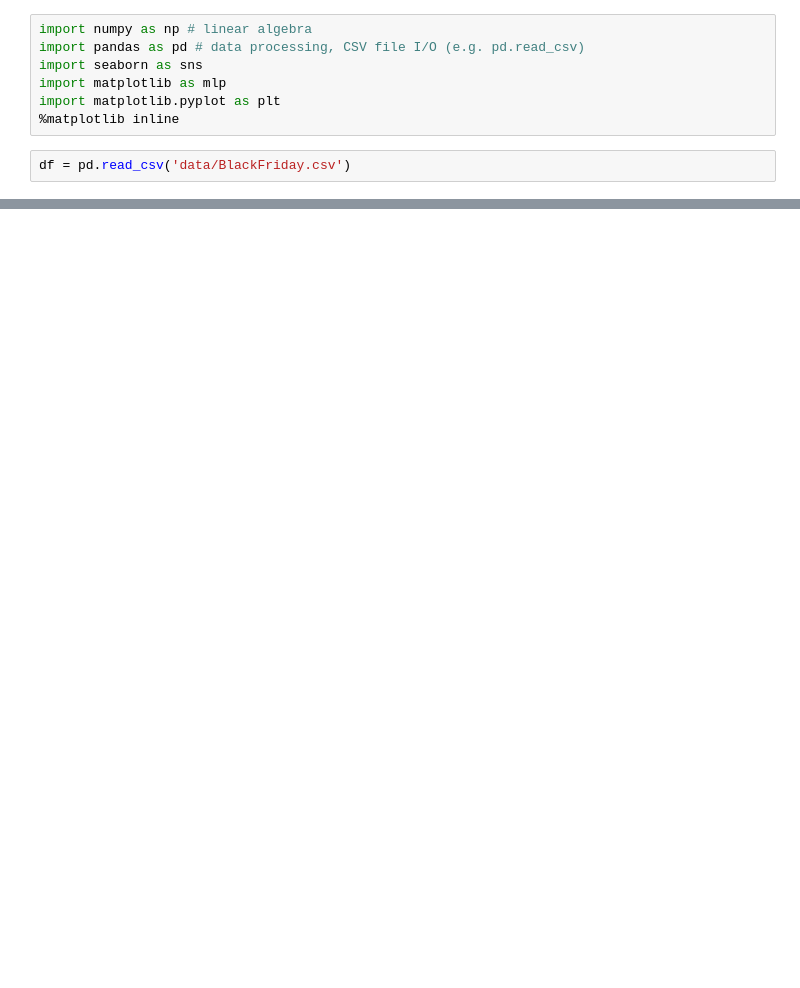
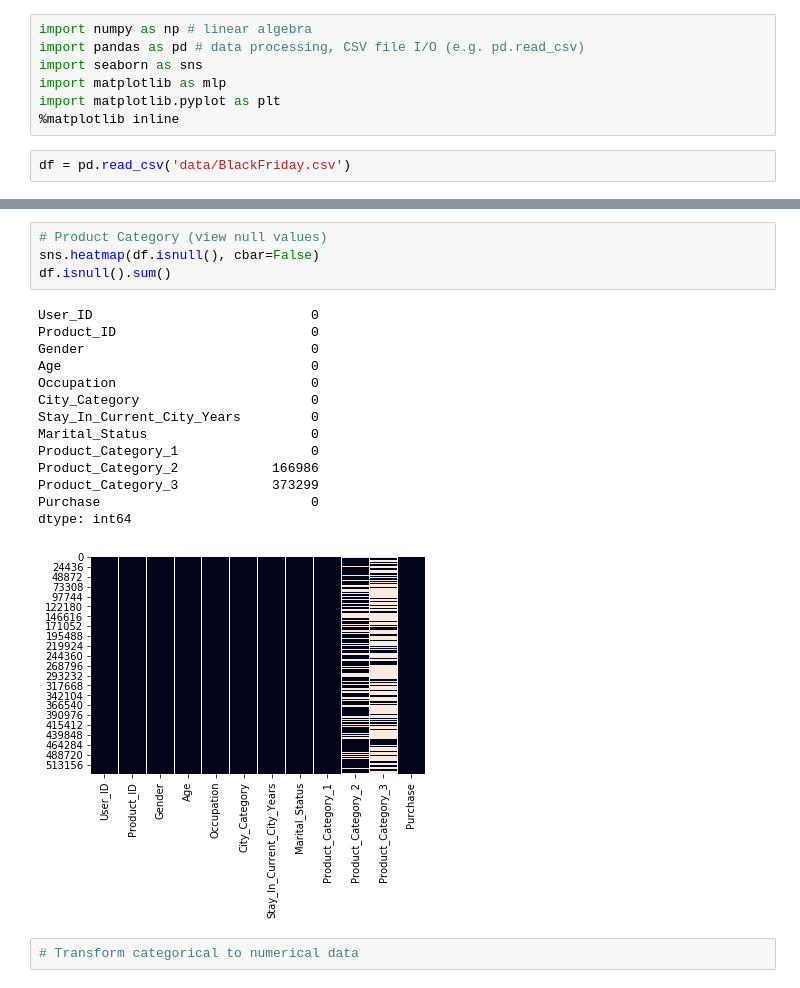
Before and after one commit to nicocurat/black-friday, a Jupyter notebook: black-friday.ipynb, the cells around one changed output, grey strips where cells are left out. Saved outputs shown, nothing was run; the diff lists cells and outputs as text; blank space fills up the shorter version.

Commit message:
Clean and transform data

```diff
--- a/black-friday.ipynb
+++ b/black-friday.ipynb
@@ -77,0 +122,21 @@ df.boxplot(column='Purchase', return_type='axes')
+# %%
+# Product Category (view null values)
+sns.heatmap(df.isnull(), cbar=False)
+df.isnull().sum()
+# %% [output]
+User_ID                            0
+Product_ID                         0
+Gender                             0
+Age                                0
+Occupation                         0
+City_Category                      0
+Stay_In_Current_City_Years         0
+Marital_Status                     0
+Product_Category_1                 0
+Product_Category_2            166986
+Product_Category_3            373299
+Purchase                           0
+dtype: int64
+[figure, added]
+# %%
+# Transform categorical to numerical data
```
Also changed, not shown: parts of 38 cells of this notebook.
